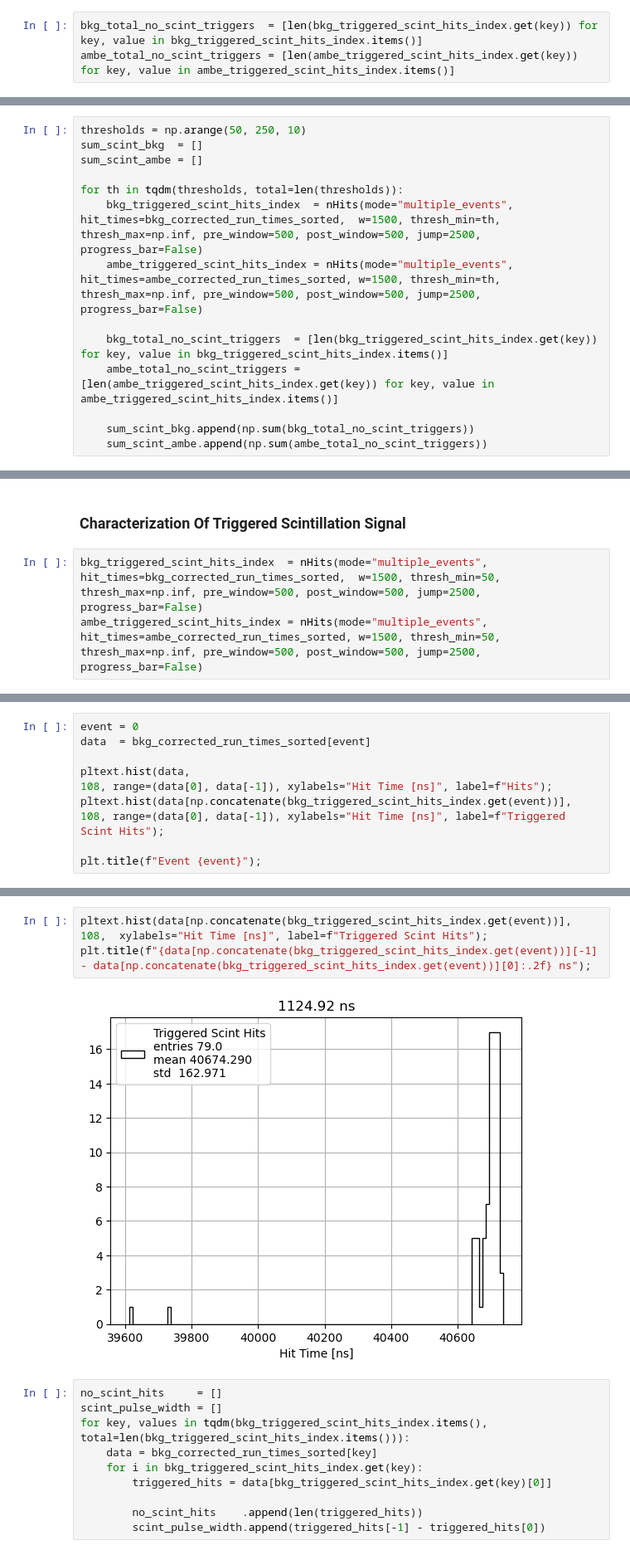
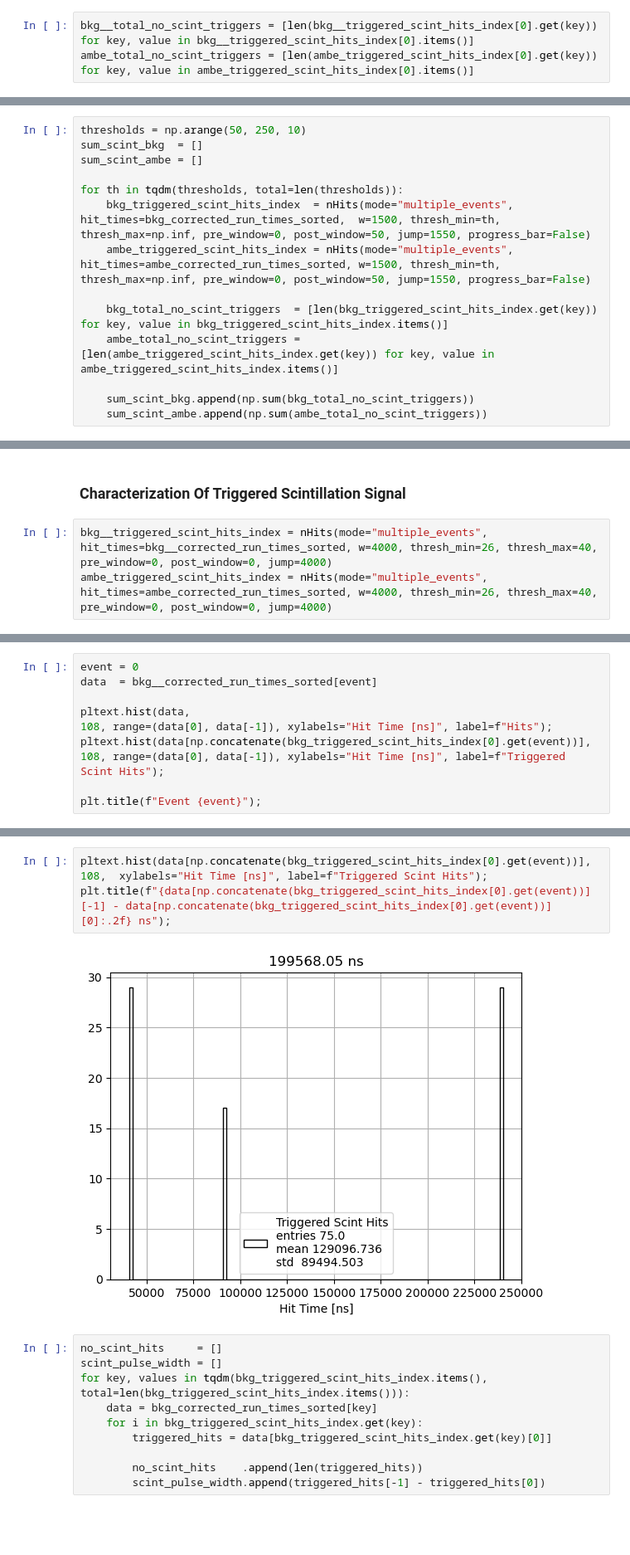
Before and after one commit to DiegoCostas97/AmBe_Data_Analysis, a Jupyter notebook: NB/comparison.ipynb, the cells around one changed output, grey strips where cells are left out. Shown at 83% size. Cells and saved outputs as stored; diff of their text form; blank space fills up the shorter version.

```diff
--- a/NB/comparison.ipynb
+++ b/NB/comparison.ipynb
@@ -215,4 +803,4 @@ Cantas veces trigga no centelleo o algoritmo?
 # %%
-bkg_total_no_scint_triggers  = [len(bkg_triggered_scint_hits_index.get(key)) for key, value in bkg_triggered_scint_hits_index.items()]
-ambe_total_no_scint_triggers = [len(ambe_triggered_scint_hits_index.get(key)) for key, value in ambe_triggered_scint_hits_index.items()]
+bkg__total_no_scint_triggers = [len(bkg__triggered_scint_hits_index[0].get(key)) for key, value in bkg__triggered_scint_hits_index[0].items()]
+ambe_total_no_scint_triggers = [len(ambe_triggered_scint_hits_index[0].get(key)) for key, value in ambe_triggered_scint_hits_index[0].items()]
 # %%
@@ -230,8 +818,8 @@ sum_scint_bkg  = []
 sum_scint_ambe = []
 
 for th in tqdm(thresholds, total=len(thresholds)):
-    bkg_triggered_scint_hits_index  = nHits(mode="multiple_events", hit_times=bkg_corrected_run_times_sorted,  w=1500, thresh_min=th, thresh_max=np.inf, pre_window=500, post_window=500, jump=2500, progress_bar=False)
-    ambe_triggered_scint_hits_index = nHits(mode="multiple_events", hit_times=ambe_corrected_run_times_sorted, w=1500, thresh_min=th, thresh_max=np.inf, pre_window=500, post_window=500, jump=2500, progress_bar=False)
+    bkg_triggered_scint_hits_index  = nHits(mode="multiple_events", hit_times=bkg_corrected_run_times_sorted,  w=1500, thresh_min=th, thresh_max=np.inf, pre_window=0, post_window=50, jump=1550, progress_bar=False)
+    ambe_triggered_scint_hits_index = nHits(mode="multiple_events", hit_times=ambe_corrected_run_times_sorted, w=1500, thresh_min=th, thresh_max=np.inf, pre_window=0, post_window=50, jump=1550, progress_bar=False)
 
     bkg_total_no_scint_triggers  = [len(bkg_triggered_scint_hits_index.get(key)) for key, value in bkg_triggered_scint_hits_index.items()]
     ambe_total_no_scint_triggers = [len(ambe_triggered_scint_hits_index.get(key)) for key, value in ambe_triggered_scint_hits_index.items()]
@@ -253,6 +841,6 @@ plt.legend();
 # %% [markdown]
 ### Characterization Of Triggered Scintillation Signal
 # %%
-bkg_triggered_scint_hits_index  = nHits(mode="multiple_events", hit_times=bkg_corrected_run_times_sorted,  w=1500, thresh_min=50, thresh_max=np.inf, pre_window=500, post_window=500, jump=2500, progress_bar=False)
-ambe_triggered_scint_hits_index = nHits(mode="multiple_events", hit_times=ambe_corrected_run_times_sorted, w=1500, thresh_min=50, thresh_max=np.inf, pre_window=500, post_window=500, jump=2500, progress_bar=False)
+bkg__triggered_scint_hits_index = nHits(mode="multiple_events", hit_times=bkg__corrected_run_times_sorted, w=4000, thresh_min=26, thresh_max=40, pre_window=0, post_window=0, jump=4000)
+ambe_triggered_scint_hits_index = nHits(mode="multiple_events", hit_times=ambe_corrected_run_times_sorted, w=4000, thresh_min=26, thresh_max=40, pre_window=0, post_window=0, jump=4000)
 # %%
@@ -301,9 +897,9 @@ dict_keys([0, 4, 10, 24, 30, 31, 34, 39, 49, 70, 77, 83, 87, 90, 96, 102, 118, 1
 # %%
 event = 0
-data  = bkg_corrected_run_times_sorted[event]
+data  = bkg__corrected_run_times_sorted[event]
 
-pltext.hist(data,                                                            108, range=(data[0], data[-1]), xylabels="Hit Time [ns]", label=f"Hits");
-pltext.hist(data[np.concatenate(bkg_triggered_scint_hits_index.get(event))], 108, range=(data[0], data[-1]), xylabels="Hit Time [ns]", label=f"Triggered Scint Hits");
+pltext.hist(data,                                                               108, range=(data[0], data[-1]), xylabels="Hit Time [ns]", label=f"Hits");
+pltext.hist(data[np.concatenate(bkg_triggered_scint_hits_index[0].get(event))], 108, range=(data[0], data[-1]), xylabels="Hit Time [ns]", label=f"Triggered Scint Hits");
 
 plt.title(f"Event {event}");
 # %% [output]
@@ -311,8 +907,8 @@ plt.title(f"Event {event}");
 # %%
-pltext.hist(data[np.concatenate(bkg_triggered_scint_hits_index.get(event))], 108,  xylabels="Hit Time [ns]", label=f"Triggered Scint Hits");
-plt.title(f"{data[np.concatenate(bkg_triggered_scint_hits_index.get(event))][-1] - data[np.concatenate(bkg_triggered_scint_hits_index.get(event))][0]:.2f} ns");
+pltext.hist(data[np.concatenate(bkg_triggered_scint_hits_index[0].get(event))], 108,  xylabels="Hit Time [ns]", label=f"Triggered Scint Hits");
+plt.title(f"{data[np.concatenate(bkg_triggered_scint_hits_index[0].get(event))][-1] - data[np.concatenate(bkg_triggered_scint_hits_index[0].get(event))][0]:.2f} ns");
 # %% [output]
-[figure, old version]
+[figure, new version]
 # %%
 no_scint_hits     = []
 scint_pulse_width = []
```
Also changed, not shown: parts of 106 cells of this notebook.
